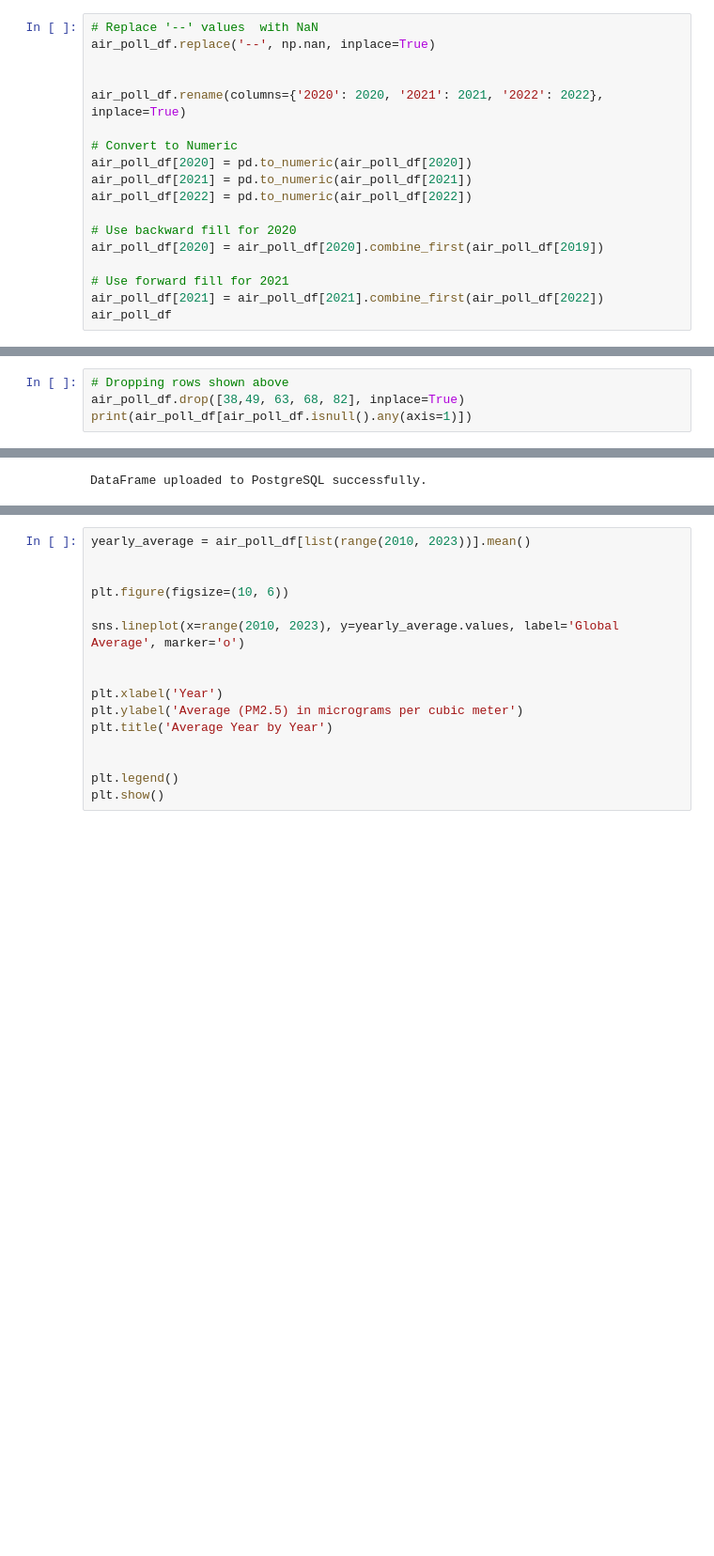
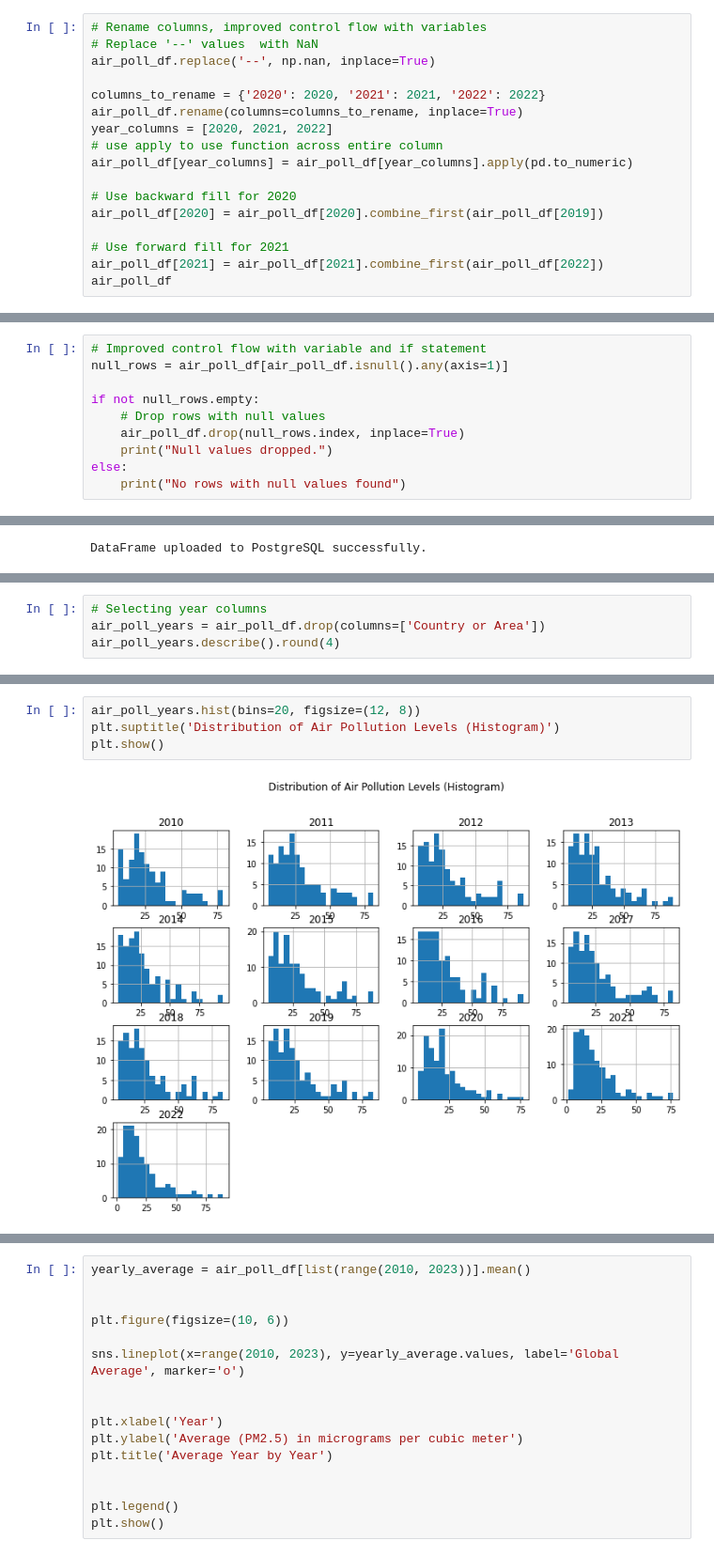
Before and after one commit to BrianRiera/CA_Database-Analytics, a Jupyter notebook: air_pollution..ipynb, the cells around one changed output, grey strips where cells are left out. Shown at 94% size. Saved outputs shown, nothing was run; the diff lists cells and outputs as text; blank space fills up the shorter version.

Commit message:
Control flow +Descriptive Statistics/Visualisation

```diff
--- a/air_pollution..ipynb
+++ b/air_pollution..ipynb
@@ -294,16 +295,15 @@ Index(['Country or Area',              2010,              2011,
                   '2021',            '2022'],
       dtype='object')
 # %%
+# Rename columns, improved control flow with variables
 # Replace '--' values  with NaN
 air_poll_df.replace('--', np.nan, inplace=True)
 
-
-air_poll_df.rename(columns={'2020': 2020, '2021': 2021, '2022': 2022}, inplace=True)
-
-# Convert to Numeric
-air_poll_df[2020] = pd.to_numeric(air_poll_df[2020])
-air_poll_df[2021] = pd.to_numeric(air_poll_df[2021])
-air_poll_df[2022] = pd.to_numeric(air_poll_df[2022])
+columns_to_rename = {'2020': 2020, '2021': 2021, '2022': 2022}
+air_poll_df.rename(columns=columns_to_rename, inplace=True)
+year_columns = [2020, 2021, 2022]
+# use apply to use function across entire column
+air_poll_df[year_columns] = air_poll_df[year_columns].apply(pd.to_numeric)
 
 # Use backward fill for 2020
 air_poll_df[2020] = air_poll_df[2020].combine_first(air_poll_df[2019])
@@ -342,7 +342,3 @@ print(air_poll_df[air_poll_df.isnull().any(axis=1)])
 63   NaN  20.0  14.7  14.7
 68   NaN   NaN   7.2   8.3
 82   NaN   3.7   3.8   3.5
-# %%
-# Dropping rows shown above
-air_poll_df.drop([38,49, 63, 68, 82], inplace=True)
-print(air_poll_df[air_poll_df.isnull().any(axis=1)])
@@ -352,0 +345,10 @@ Index: []
+# %%
+# Improved control flow with variable and if statement
+null_rows = air_poll_df[air_poll_df.isnull().any(axis=1)]
+
+if not null_rows.empty:
+    # Drop rows with null values
+    air_poll_df.drop(null_rows.index, inplace=True)
+    print("Null values dropped.")
+else:
+    print("No rows with null values found")
@@ -374,0 +372,4 @@ Index(['Country or Area',              2010,              2011,
+# %%
+# Selecting year columns
+air_poll_years = air_poll_df.drop(columns=['Country or Area'])
+air_poll_years.describe().round(4)
@@ -374,0 +461,6 @@ Index(['Country or Area',              2010,              2011,
+# %%
+air_poll_years.hist(bins=20, figsize=(12, 8))
+plt.suptitle('Distribution of Air Pollution Levels (Histogram)')
+plt.show()
+# %% [output]
+[figure, added]
```
Also changed, not shown: parts of 12 cells of this notebook.
